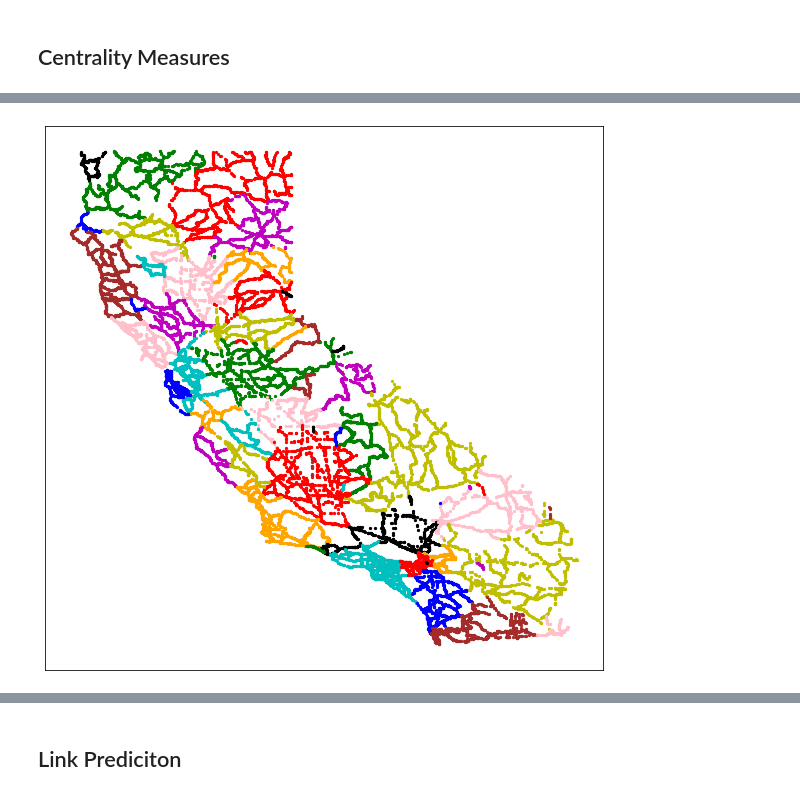
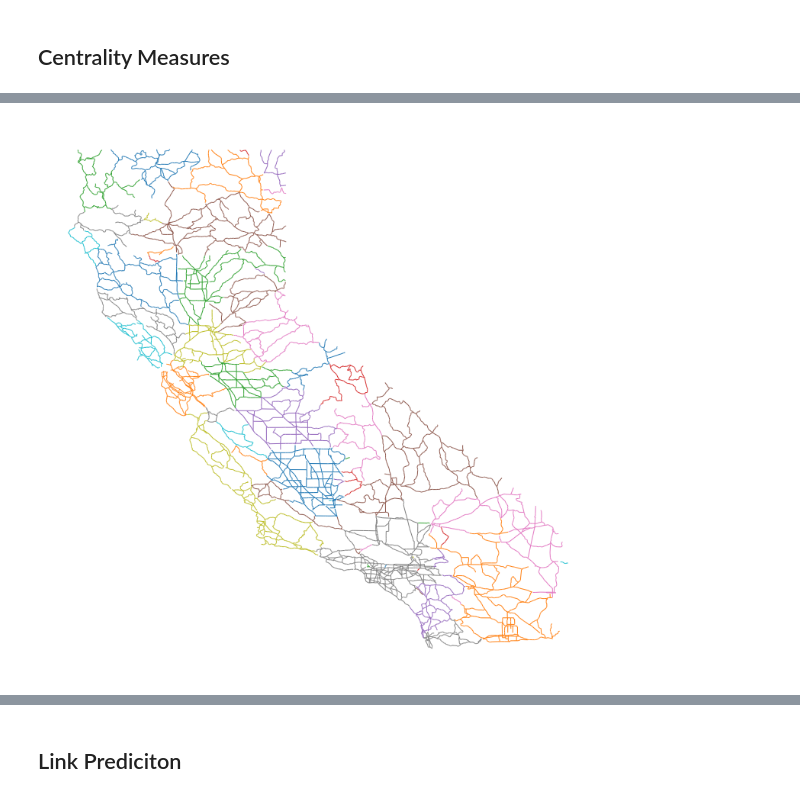
Before and after one commit to Jimmeeee/NA-project, a Jupyter notebook: notebooks/project.ipynb, the cells around one changed output, grey strips where cells are left out. Drawn from its saved outputs; the diff is of its cells as text; code cells hidden in the pictures.

```diff
--- a/notebooks/project.ipynb
+++ b/notebooks/project.ipynb
@@ -282,11 +331,18 @@ while k < 58:
-# %%
-colorlist = ['g', 'r', 'k', 'm', 'b', 'y', 'brown', 'pink', 'orange', 'c']
-
-plt.figure(figsize=(10,10))
-for i in range(58):
-    nx.draw_networkx_nodes(G_merged, nx.get_node_attributes(G_merged, 'pos'), nodelist = communities[i], node_color=colorlist[i%10], node_size = 5)
-# %% [output]
-[figure, removed]
+# %%
+colors = []
+for u,v in G_merged.edges:
+    found = False
+    for i in range(58):
+        if not found and u in communities[i] and v in communities[i]:
+            colors.append(plt.cm.tab10(i%10))
+            found = True
+    if not found:
+        colors.append('white')
+
+plt.figure(figsize=(10,10))
+nx.draw(G_merged, nx.get_node_attributes(G_merged, 'pos'), edge_color=colors, node_size = 0.0)
+# %% [output]
+[figure, added]
 # %%
 import matplotlib.image as mpimg
 
```
Also changed, not shown: parts of 64 cells of this notebook, 1 other file.
